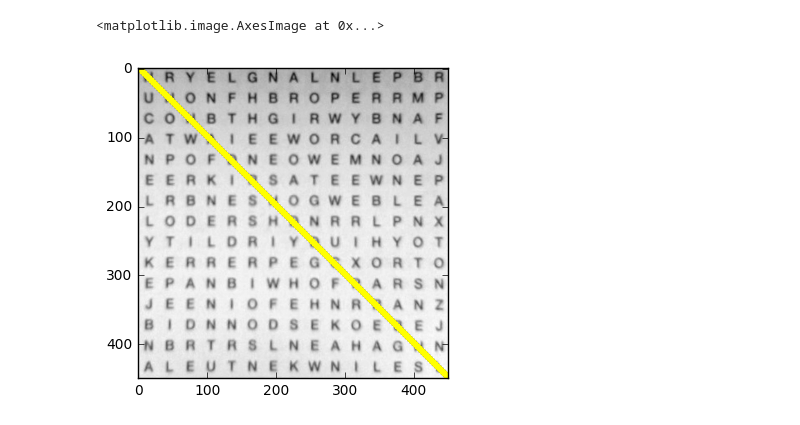
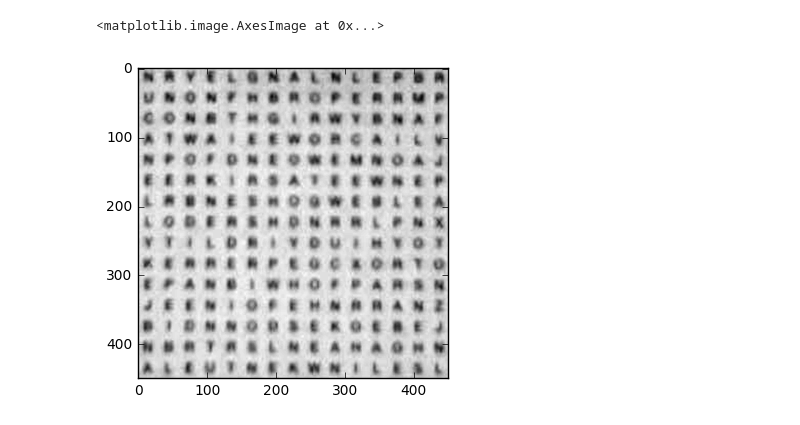
Before and after one commit to jmacmahon/data-driven-assignment-2, a Jupyter notebook: Main.ipynb, the cells around one changed output. Drawn from its saved outputs; the diff is of its cells as text; code cells hidden in the pictures.

```diff
--- a/Main.ipynb
+++ b/Main.ipynb
@@ -14,11 +14,10 @@ data.wordsearch1.classify(nn)
 data.wordsearch2.classify(nn)
 # %%
 import matplotlib.pyplot as plt
-data.wordsearch1.show()
-plt.imshow(display.line((0, 0), (450, 450)))
+data.wordsearch2.show()
 # %% [output]
 <matplotlib.image.AxesImage at 0x...>
-[figure, old version]
+[figure, new version]
 # %%
 data._raw_data['words']
 # %% [output]
```
Also changed, not shown: parts of 5 cells of this notebook, 5 other files.
